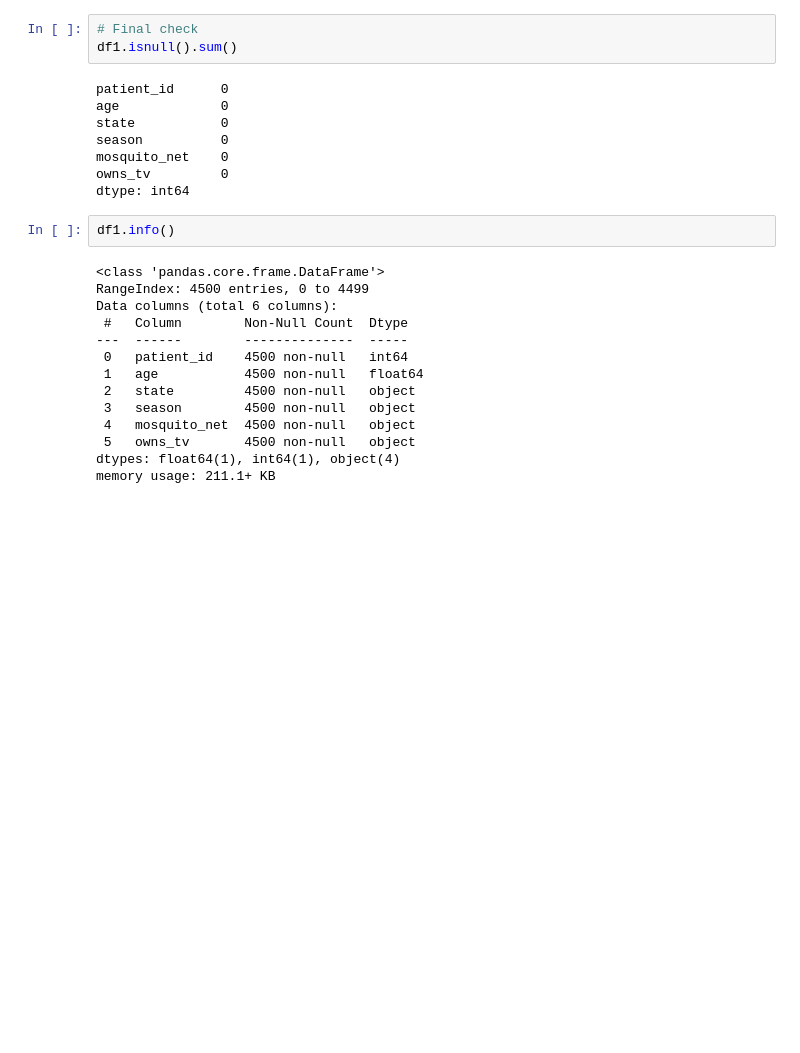
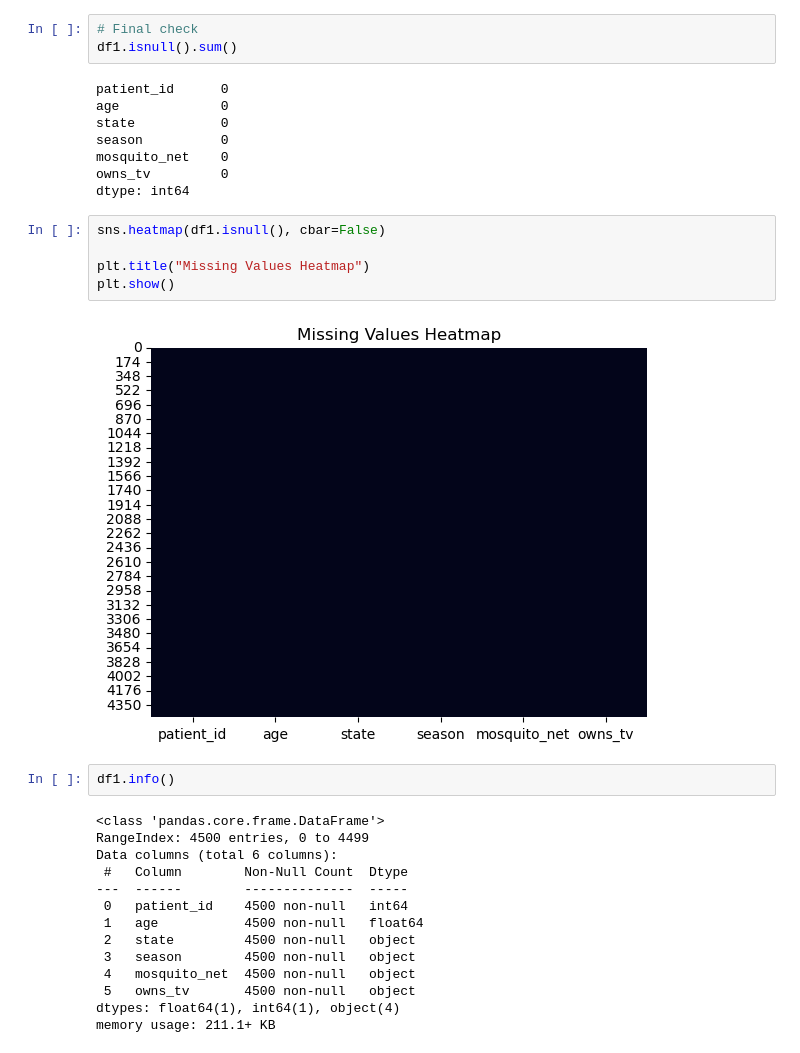
Before and after one commit to EmmanuelAkalumhe/Malaria_Dataset_DataAnalysis, a Jupyter notebook: Malaria_Dataset_Analysis.ipynb, the cells around one changed output. Cells and saved outputs as stored; diff of their text form; blank space fills up the shorter version.

```diff
--- a/Malaria_Dataset_Analysis.ipynb
+++ b/Malaria_Dataset_Analysis.ipynb
@@ -431,6 +438,13 @@ season          0
 mosquito_net    0
 owns_tv         0
 dtype: int64
+# %%
+sns.heatmap(df1.isnull(), cbar=False)
+
+plt.title("Missing Values Heatmap")
+plt.show()
+# %% [output]
+[figure, added]
 # %%
 df1.info()
 # %% [output]
```
Also changed, not shown: parts of 63 cells of this notebook.
